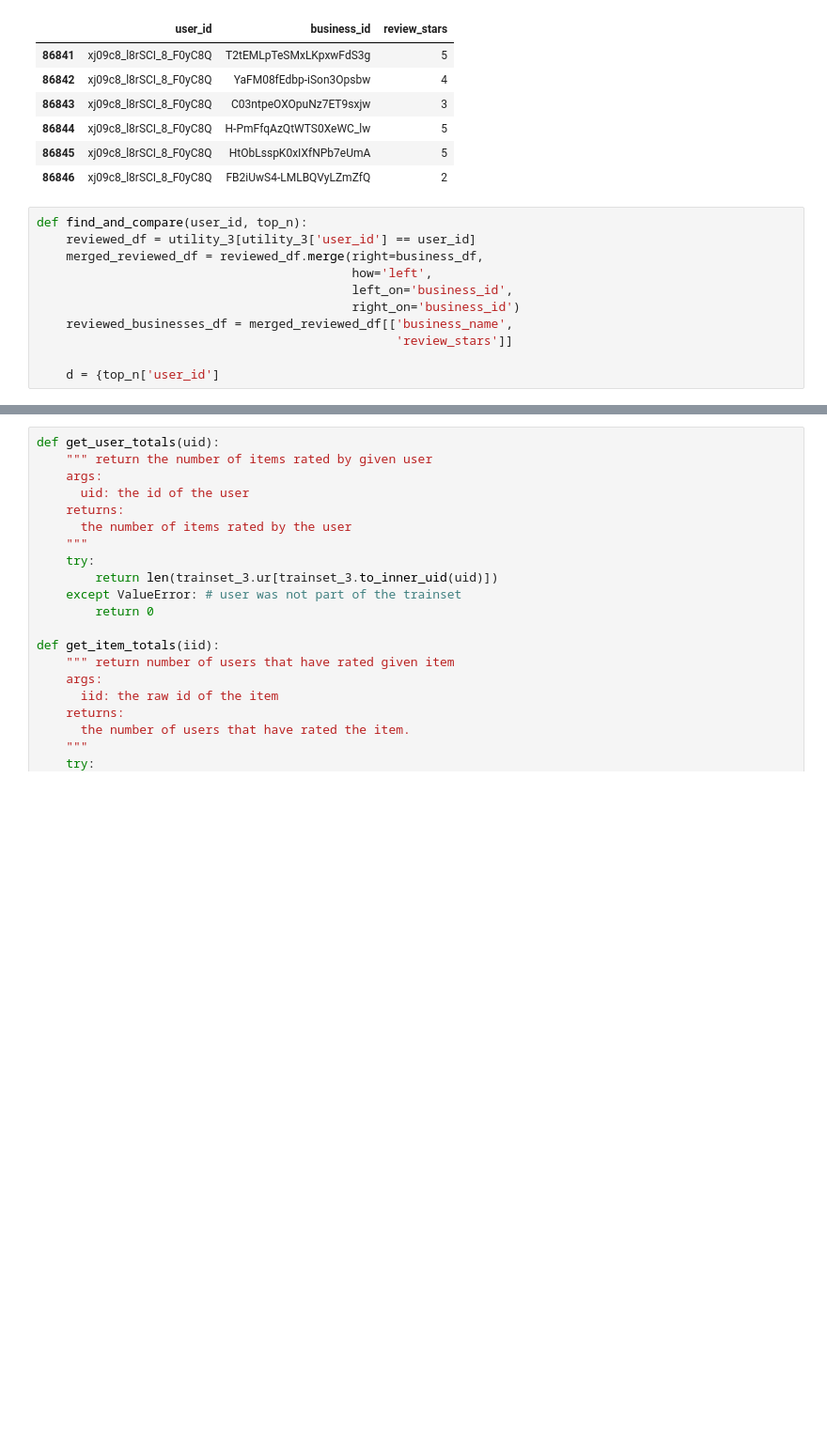
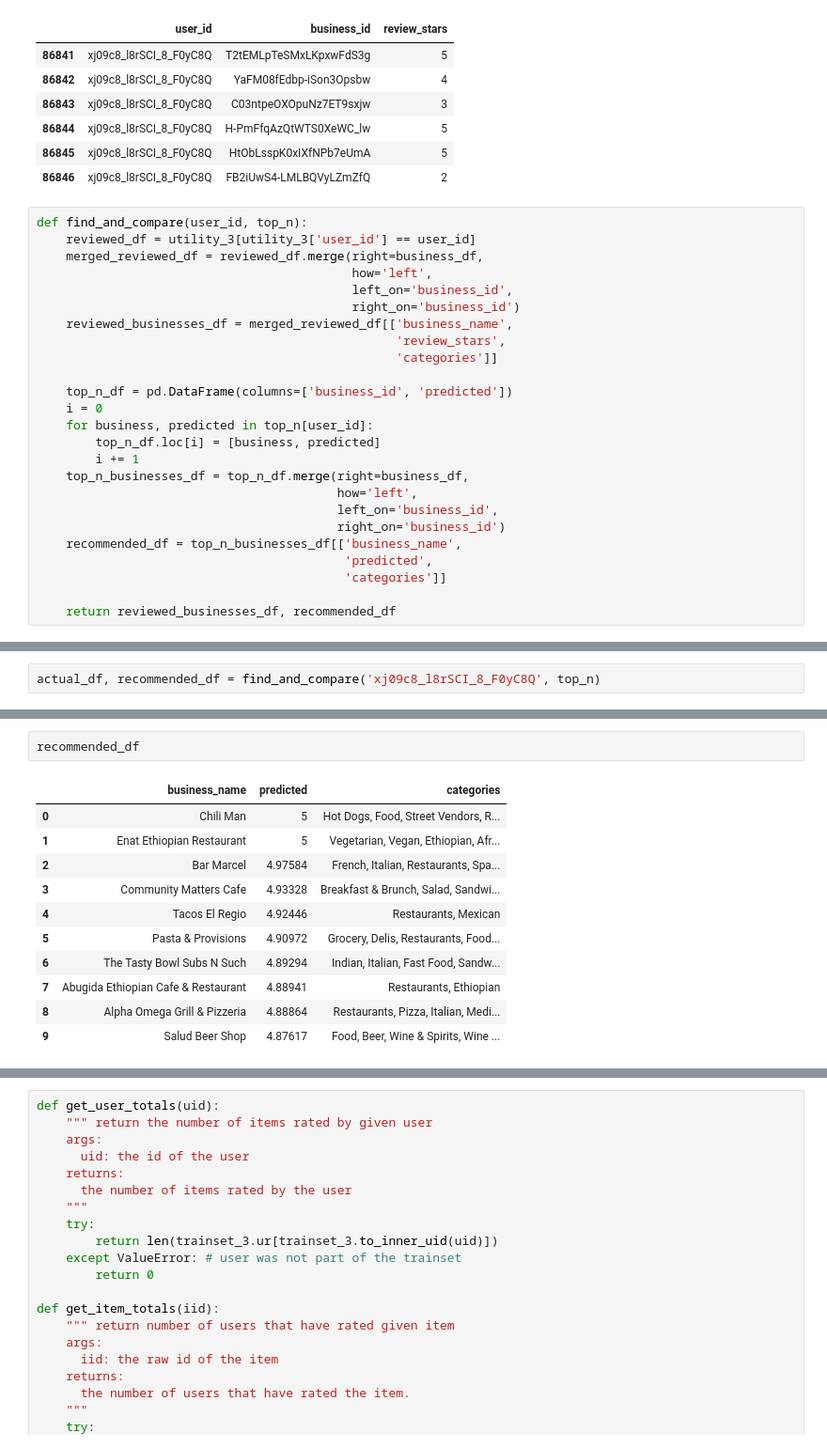
Before and after one commit to unclebrod/YelpRecommender, a Jupyter notebook: workbook.ipynb, the cells around one changed output, grey strips where cells are left out. Shown at 94% size. Saved outputs shown, nothing was run; the diff lists cells and outputs as text; blank space fills up the shorter version.

```diff
--- a/workbook.ipynb
+++ b/workbook.ipynb
@@ -1596,6 +1596,20 @@ def find_and_compare(user_id, top_n):
                                            left_on='business_id',
                                            right_on='business_id')
     reviewed_businesses_df = merged_reviewed_df[['business_name',
-                                                 'review_stars']]
+                                                 'review_stars',
+                                                 'categories']]
 
-    d = {top_n['user_id']
+    top_n_df = pd.DataFrame(columns=['business_id', 'predicted'])
+    i = 0
+    for business, predicted in top_n[user_id]:
+        top_n_df.loc[i] = [business, predicted]
+        i += 1
+    top_n_businesses_df = top_n_df.merge(right=business_df,
+                                         how='left',
+                                         left_on='business_id',
+                                         right_on='business_id')
+    recommended_df = top_n_businesses_df[['business_name',
+                                          'predicted',
+                                          'categories']]
+
+    return reviewed_businesses_df, recommended_df
@@ -1615,0 +1616,2 @@ def find_and_compare(user_id, top_n):
+# %%
+actual_df, recommended_df = find_and_compare('xj09c8_l8rSCI_8_F0yC8Q', top_n)
@@ -1615,0 +1628,14 @@ def find_and_compare(user_id, top_n):
+# %%
+recommended_df
+# %% [output]
+|  | business_name | predicted | categories |
+| 0 | Chili Man | 5 | Hot Dogs, Food, Street Vendors, R... |
+| 1 | Enat Ethiopian Restaurant | 5 | Vegetarian, Vegan, Ethiopian, Afr... |
+| 2 | Bar Marcel | 4.97584 | French, Italian, Restaurants, Spa... |
+| 3 | Community Matters Cafe | 4.93328 | Breakfast & Brunch, Salad, Sandwi... |
+| 4 | Tacos El Regio | 4.92446 | Restaurants, Mexican |
+| 5 | Pasta & Provisions | 4.90972 | Grocery, Delis, Restaurants, Food... |
+| 6 | The Tasty Bowl Subs N Such | 4.89294 | Indian, Italian, Fast Food, Sandw... |
+| 7 | Abugida Ethiopian Cafe & Restaurant | 4.88941 | Restaurants, Ethiopian |
+| 8 | Alpha Omega Grill & Pizzeria | 4.88864 | Restaurants, Pizza, Italian, Medi... |
+| 9 | Salud Beer Shop | 4.87617 | Food, Beer, Wine & Spirits, Wine ... |
```
Also changed, not shown: parts of 7 cells of this notebook.
